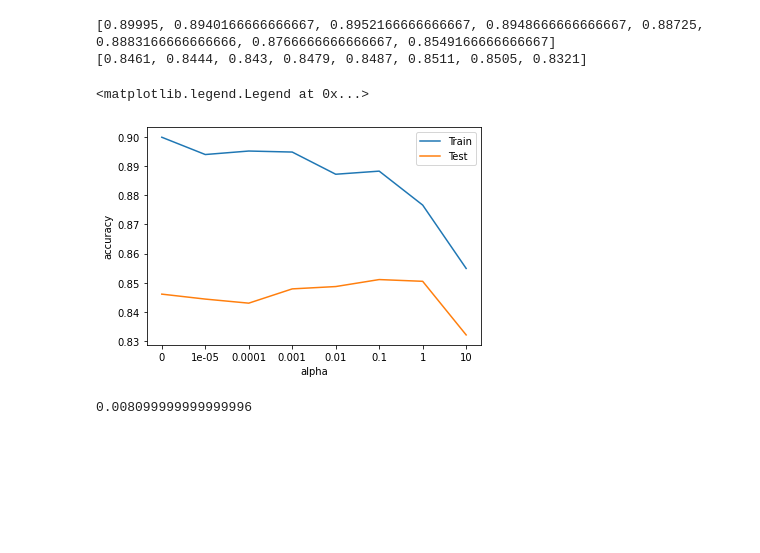
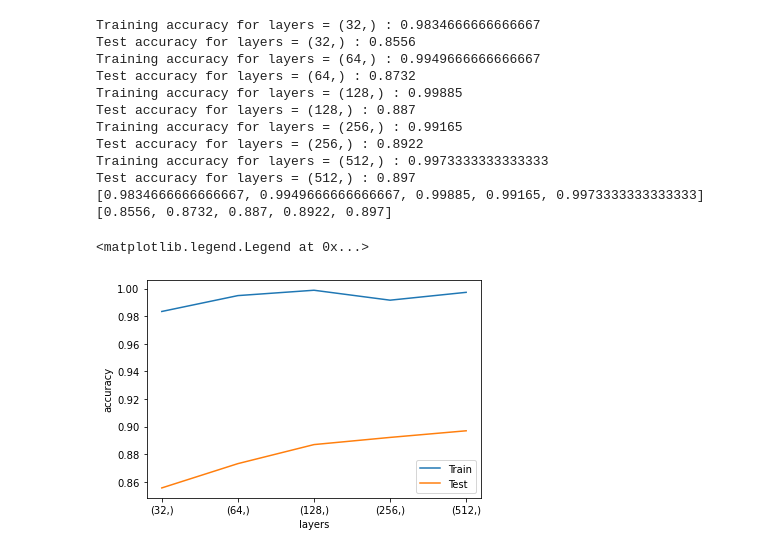
Before and after one commit to lucy-randewich/ML_coursework, a Jupyter notebook: 2-Classifiers.ipynb, the cells around one changed output. Drawn from its saved outputs; the diff is of its cells as text; code cells hidden in the pictures; blank space fills up the shorter version.

```diff
--- a/2-Classifiers.ipynb
+++ b/2-Classifiers.ipynb
@@ -16,12 +16,3 @@ import time
-# %%
-# Define function to plot training and validation learning curves
-
-def learning_curves(mod, X_train, y_train , cv=5):
-    N, train_score, val_score = learning_curve(mod, X_train, y_train, cv=cv)
-    plt.plot(N, train_score.mean(axis=1), label='Train')
-    plt.plot(N, val_score.mean(axis=1), label='Validation')
-    plt.xlabel('train size')
-    plt.legend()
 # %%
 # Load the fashion-MNIST dataset
 
@@ -58,0 +39,4 @@ plt.legend()
+# %%
+# Plot learning curves
+
+learning_curves(mlp, X_train, y_train)
@@ -91,21 +95,42 @@ Test accuracy for alpha = 10 : 0.8321
 # %%
+# Compare different values of hidden layer size
+
+layer_sizes = [(32,), (64,), (128,), (256,), (512,)]
+train_accuracies = []
+test_accuracies = []
+for layers in layer_sizes:
+    mlp = MLPClassifier(hidden_layer_sizes=layers)
+    mlp.fit(X_train, y_train)
+    train_acc = accuracy_score(y_train, mlp.predict(X_train))
+    test_acc = accuracy_score(y_test, mlp.predict(X_test))
+    print("Training accuracy for layers =", layers, ":", train_acc)
+    print("Test accuracy for layers =", layers, ":", test_acc)
+    train_accuracies.append(train_acc)
+    test_accuracies.append(test_acc)
+
 print(train_accuracies)
 print(test_accuracies)
 
-x = range(len(alphas))
+x = range(len(layer_sizes))
 plt.plot(x, train_accuracies, label='Train')
 plt.plot(x, test_accuracies, label='Test')
 
-plt.xticks(x, alphas)
-plt.xlabel('alpha')
+plt.xticks(x, layer_sizes)
+plt.xlabel('layers')
 plt.ylabel('accuracy')
 plt.legend()
 # %% [output]
-[0.89995, 0.8940166666666667, 0.8952166666666667, 0.8948666666666667, 0.88725, 0.8883166666666666, 0.8766666666666667, 0.8549166666666667]
-[0.8461, 0.8444, 0.843, 0.8479, 0.8487, 0.8511, 0.8505, 0.8321]
+Training accuracy for layers = (32,) : 0.9834666666666667
+Test accuracy for layers = (32,) : 0.8556
+Training accuracy for layers = (64,) : 0.9949666666666667
+Test accuracy for layers = (64,) : 0.8732
+Training accuracy for layers = (128,) : 0.99885
+Test accuracy for layers = (128,) : 0.887
+Training accuracy for layers = (256,) : 0.99165
+Test accuracy for layers = (256,) : 0.8922
+Training accuracy for layers = (512,) : 0.9973333333333333
+Test accuracy for layers = (512,) : 0.897
+[0.9834666666666667, 0.9949666666666667, 0.99885, 0.99165, 0.9973333333333333]
+[0.8556, 0.8732, 0.887, 0.8922, 0.897]
 <matplotlib.legend.Legend at 0x...>
-[figure, old version]
+[figure, new version]
-# %%
-max(test_accuracies[0:len(alphas)-1]) - min(test_accuracies[0:len(alphas)-1])
-# %% [output]
-0.008099999999999996
```
Also changed, not shown: parts of 17 cells of this notebook, 5 other files.
